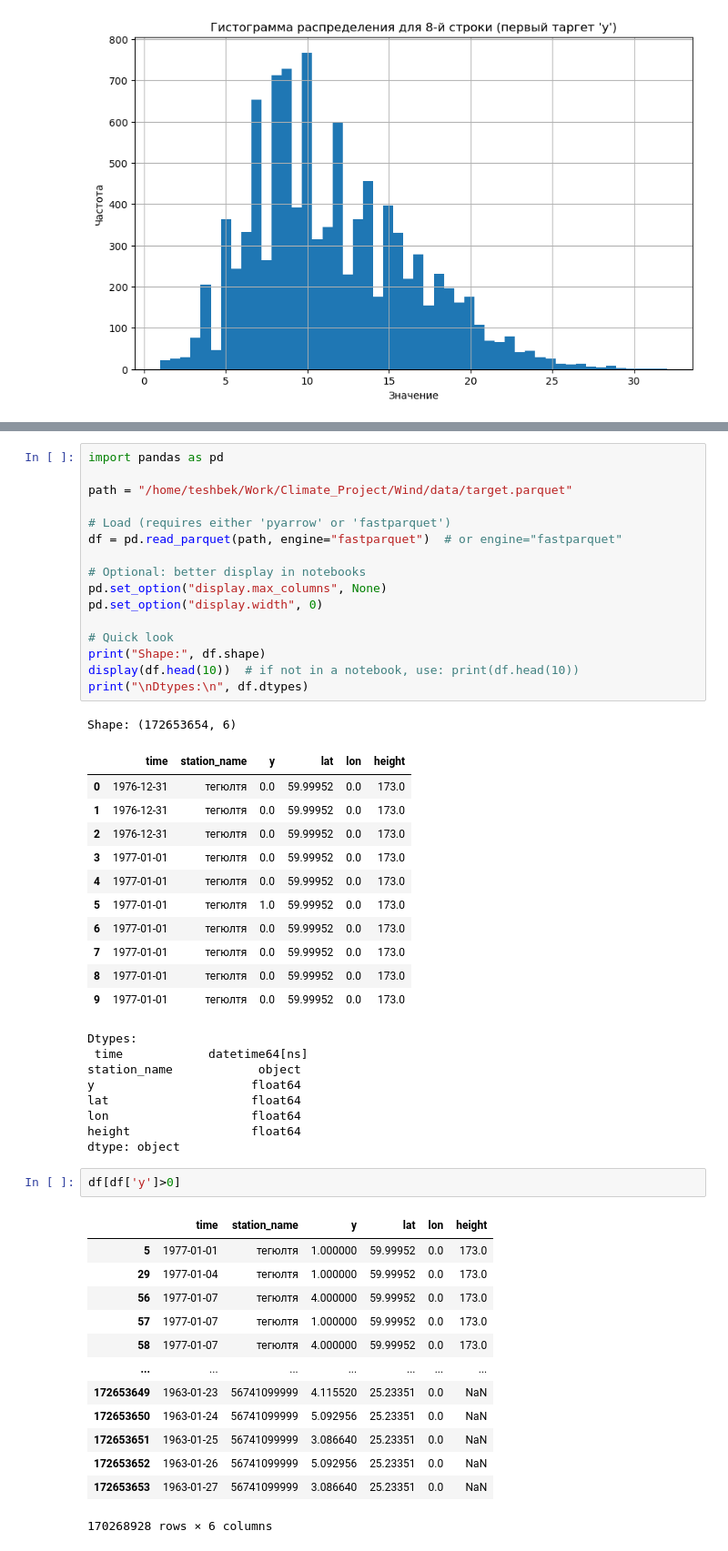
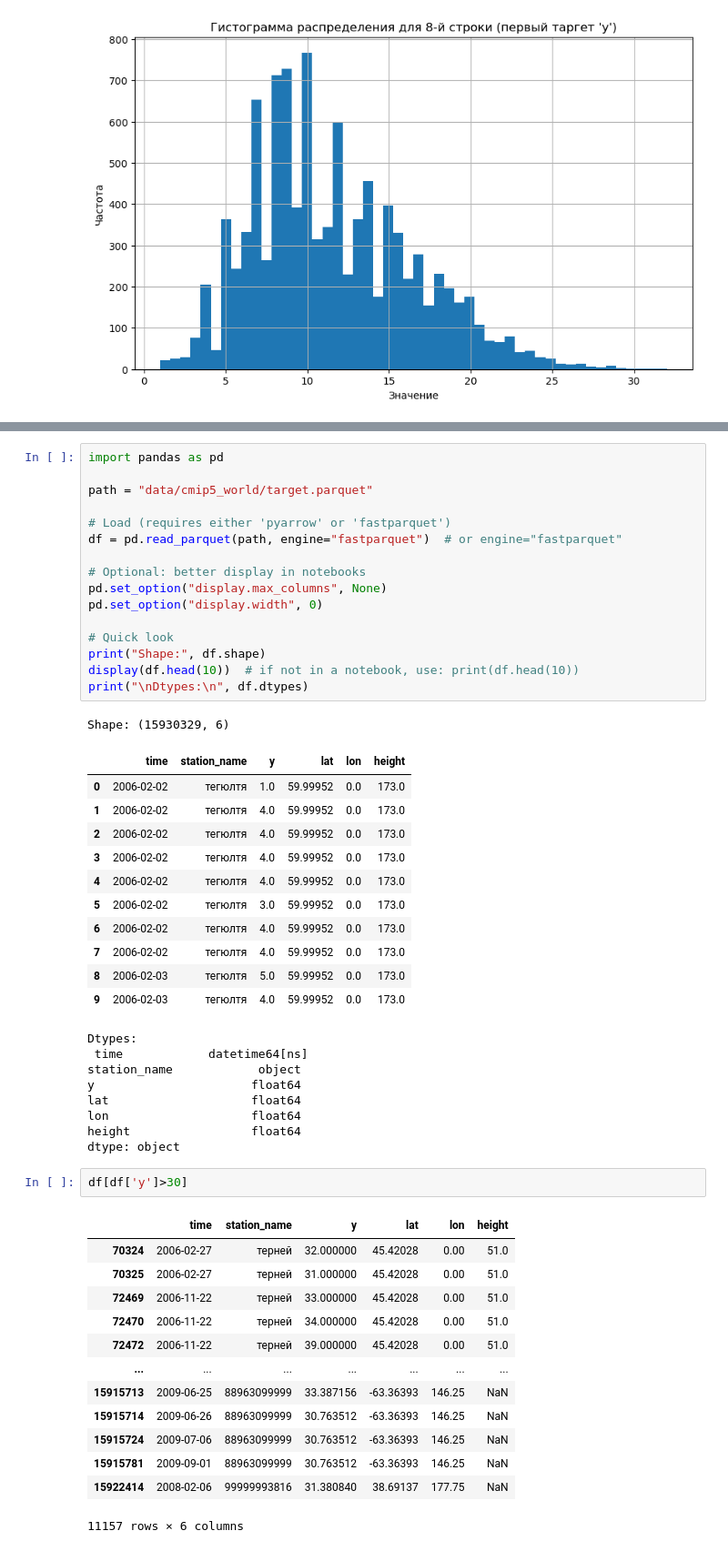
Before and after one commit to yeahartem/storm_prediction, a Jupyter notebook: data_check.ipynb, the cells around one changed output, grey strips where cells are left out. Shown at 91% size. Saved outputs shown, nothing was run; the diff lists cells and outputs as text.

```diff
--- a/data_check.ipynb
+++ b/data_check.ipynb
@@ -69,7 +85,7 @@ except Exception as e:
 # %%
 import pandas as pd
 
-path = "/home/teshbek/Work/Climate_Project/Wind/data/target.parquet"
+path = "data/cmip5_world/target.parquet"
 
 # Load (requires either 'pyarrow' or 'fastparquet')
 df = pd.read_parquet(path, engine="fastparquet")  # or engine="fastparquet"
@@ -83,18 +99,18 @@ print("Shape:", df.shape)
 display(df.head(10))  # if not in a notebook, use: print(df.head(10))
 print("\nDtypes:\n", df.dtypes)
 # %% [output]
-Shape: (172653654, 6)
+Shape: (15930329, 6)
 |  | time | station_name | y | lat | lon | height |
-| 0 | 1976-12-31 | тегюлтя | 0.0 | 59.99952 | 0.0 | 173.0 |
-| 1 | 1976-12-31 | тегюлтя | 0.0 | 59.99952 | 0.0 | 173.0 |
-| 2 | 1976-12-31 | тегюлтя | 0.0 | 59.99952 | 0.0 | 173.0 |
-| 3 | 1977-01-01 | тегюлтя | 0.0 | 59.99952 | 0.0 | 173.0 |
-| 4 | 1977-01-01 | тегюлтя | 0.0 | 59.99952 | 0.0 | 173.0 |
-| 5 | 1977-01-01 | тегюлтя | 1.0 | 59.99952 | 0.0 | 173.0 |
-| 6 | 1977-01-01 | тегюлтя | 0.0 | 59.99952 | 0.0 | 173.0 |
-| 7 | 1977-01-01 | тегюлтя | 0.0 | 59.99952 | 0.0 | 173.0 |
-| 8 | 1977-01-01 | тегюлтя | 0.0 | 59.99952 | 0.0 | 173.0 |
-| 9 | 1977-01-01 | тегюлтя | 0.0 | 59.99952 | 0.0 | 173.0 |
+| 0 | 2006-02-02 | тегюлтя | 1.0 | 59.99952 | 0.0 | 173.0 |
+| 1 | 2006-02-02 | тегюлтя | 4.0 | 59.99952 | 0.0 | 173.0 |
+| 2 | 2006-02-02 | тегюлтя | 4.0 | 59.99952 | 0.0 | 173.0 |
+| 3 | 2006-02-02 | тегюлтя | 4.0 | 59.99952 | 0.0 | 173.0 |
+| 4 | 2006-02-02 | тегюлтя | 4.0 | 59.99952 | 0.0 | 173.0 |
+| 5 | 2006-02-02 | тегюлтя | 3.0 | 59.99952 | 0.0 | 173.0 |
+| 6 | 2006-02-02 | тегюлтя | 4.0 | 59.99952 | 0.0 | 173.0 |
+| 7 | 2006-02-02 | тегюлтя | 4.0 | 59.99952 | 0.0 | 173.0 |
+| 8 | 2006-02-03 | тегюлтя | 5.0 | 59.99952 | 0.0 | 173.0 |
+| 9 | 2006-02-03 | тегюлтя | 4.0 | 59.99952 | 0.0 | 173.0 |
 Dtypes:
  time            datetime64[ns]
 station_name            object
@@ -104,18 +120,18 @@ lon                    float64
 height                 float64
 dtype: object
 # %%
-df[df['y']>0]
+df[df['y']>30]
 # %% [output]
 |  | time | station_name | y | lat | lon | height |
-| 5 | 1977-01-01 | тегюлтя | 1.000000 | 59.99952 | 0.0 | 173.0 |
-| 29 | 1977-01-04 | тегюлтя | 1.000000 | 59.99952 | 0.0 | 173.0 |
-| 56 | 1977-01-07 | тегюлтя | 4.000000 | 59.99952 | 0.0 | 173.0 |
-| 57 | 1977-01-07 | тегюлтя | 1.000000 | 59.99952 | 0.0 | 173.0 |
-| 58 | 1977-01-07 | тегюлтя | 4.000000 | 59.99952 | 0.0 | 173.0 |
+| 70324 | 2006-02-27 | терней | 32.000000 | 45.42028 | 0.00 | 51.0 |
+| 70325 | 2006-02-27 | терней | 31.000000 | 45.42028 | 0.00 | 51.0 |
+| 72469 | 2006-11-22 | терней | 33.000000 | 45.42028 | 0.00 | 51.0 |
+| 72470 | 2006-11-22 | терней | 34.000000 | 45.42028 | 0.00 | 51.0 |
+| 72472 | 2006-11-22 | терней | 39.000000 | 45.42028 | 0.00 | 51.0 |
 | ... | ... | ... | ... | ... | ... | ... |
-| 172653649 | 1963-01-23 | 56741099999 | 4.115520 | 25.23351 | 0.0 | NaN |
-| 172653650 | 1963-01-24 | 56741099999 | 5.092956 | 25.23351 | 0.0 | NaN |
-| 172653651 | 1963-01-25 | 56741099999 | 3.086640 | 25.23351 | 0.0 | NaN |
-| 172653652 | 1963-01-26 | 56741099999 | 5.092956 | 25.23351 | 0.0 | NaN |
-| 172653653 | 1963-01-27 | 56741099999 | 3.086640 | 25.23351 | 0.0 | NaN |
+| 15915713 | 2009-06-25 | 88963099999 | 33.387156 | -63.36393 | 146.25 | NaN |
+| 15915714 | 2009-06-26 | 88963099999 | 30.763512 | -63.36393 | 146.25 | NaN |
+| 15915724 | 2009-07-06 | 88963099999 | 30.763512 | -63.36393 | 146.25 | NaN |
+| 15915781 | 2009-09-01 | 88963099999 | 30.763512 | -63.36393 | 146.25 | NaN |
+| 15922414 | 2008-02-06 | 99999993816 | 31.380840 | 38.69137 | 177.75 | NaN |
-170268928 rows × 6 columns
+11157 rows × 6 columns
```
Also changed, not shown: parts of 1 cell of this notebook, 4 other files.
